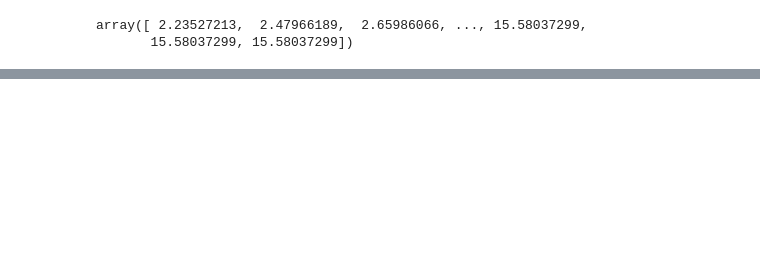
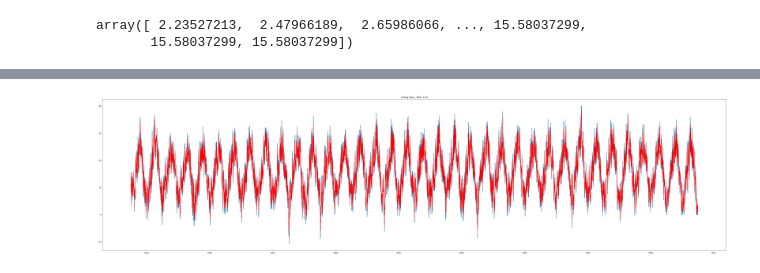
Before and after one commit to VincentVillet/temperatures-predictions, a Jupyter notebook: ARIMA_meteo.ipynb, the cells around one changed output, grey strips where cells are left out. Cells and saved outputs as stored; diff of their text form; code cells hidden in the pictures; blank space fills up the shorter version.

```diff
--- a/ARIMA_meteo.ipynb
+++ b/ARIMA_meteo.ipynb
@@ -169,0 +126,13 @@ dir(ARMA)
+# %%
+# Test ARIMA model
+from statsmodels.tsa.arima_model import ARIMA
+
+model = ARIMA(full_meteo[full_meteo["YEAR"] <= 2010]["MAX_TEMP"], order=(2,0,3))
+results_MA = model.fit(disp=True)
+fig = plt.figure(1, figsize=(60, 15))
+plt.plot(full_meteo[full_meteo["YEAR"] <= 2010]["MAX_TEMP"])
+plt.plot(results_MA.fittedvalues, color='red')
+plt.title('Fitting data _ MSE: %.2f'% (((results_MA.fittedvalues-full_meteo["MAX_TEMP"])**2).mean()))
+plt.show()
+# %% [output]
+[figure, added]
```
Also changed, not shown: parts of 8 cells of this notebook, 3 other files.
